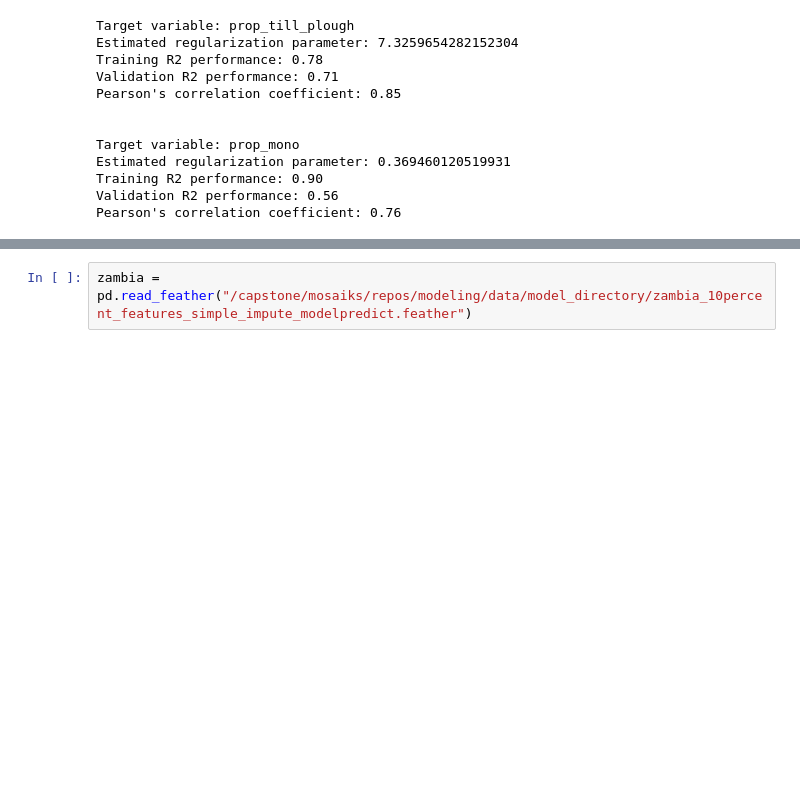
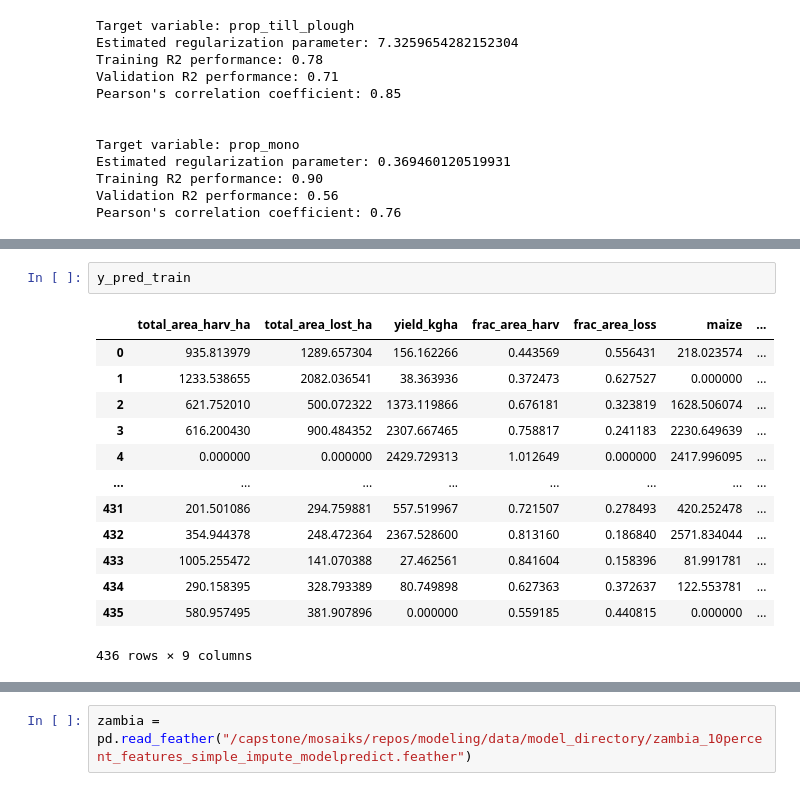
Before and after one commit to mosaiks-capstone/Modeling, a Jupyter notebook: gabmodeltesting.ipynb, the cells around one changed output, grey strips where cells are left out. Saved outputs shown, nothing was run; the diff lists cells and outputs as text; blank space fills up the shorter version.

```diff
--- a/gabmodeltesting.ipynb
+++ b/gabmodeltesting.ipynb
@@ -542,0 +368,16 @@ sea_preds.to_feather("/capstone/mosaiks/repos/modeling/data/predictions/SEA_pred
+# %%
+y_pred_train
+# %% [output]
+|  | total_area_harv_ha | total_area_lost_ha | yield_kgha | frac_area_harv | frac_area_loss | maize | ... |
+| 0 | 935.813979 | 1289.657304 | 156.162266 | 0.443569 | 0.556431 | 218.023574 | ... |
+| 1 | 1233.538655 | 2082.036541 | 38.363936 | 0.372473 | 0.627527 | 0.000000 | ... |
+| 2 | 621.752010 | 500.072322 | 1373.119866 | 0.676181 | 0.323819 | 1628.506074 | ... |
+| 3 | 616.200430 | 900.484352 | 2307.667465 | 0.758817 | 0.241183 | 2230.649639 | ... |
+| 4 | 0.000000 | 0.000000 | 2429.729313 | 1.012649 | 0.000000 | 2417.996095 | ... |
+| ... | ... | ... | ... | ... | ... | ... | ... |
+| 431 | 201.501086 | 294.759881 | 557.519967 | 0.721507 | 0.278493 | 420.252478 | ... |
+| 432 | 354.944378 | 248.472364 | 2367.528600 | 0.813160 | 0.186840 | 2571.834044 | ... |
+| 433 | 1005.255472 | 141.070388 | 27.462561 | 0.841604 | 0.158396 | 81.991781 | ... |
+| 434 | 290.158395 | 328.793389 | 80.749898 | 0.627363 | 0.372637 | 122.553781 | ... |
+| 435 | 580.957495 | 381.907896 | 0.000000 | 0.559185 | 0.440815 | 0.000000 | ... |
+436 rows × 9 columns
```
Also changed, not shown: parts of 36 cells of this notebook.
